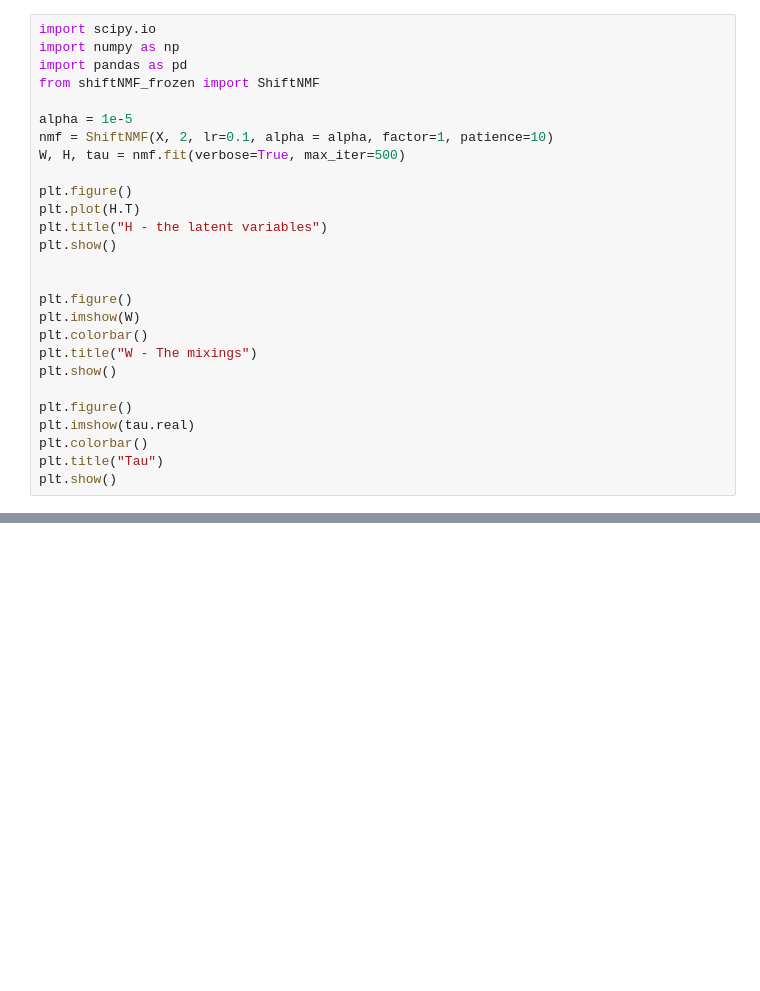
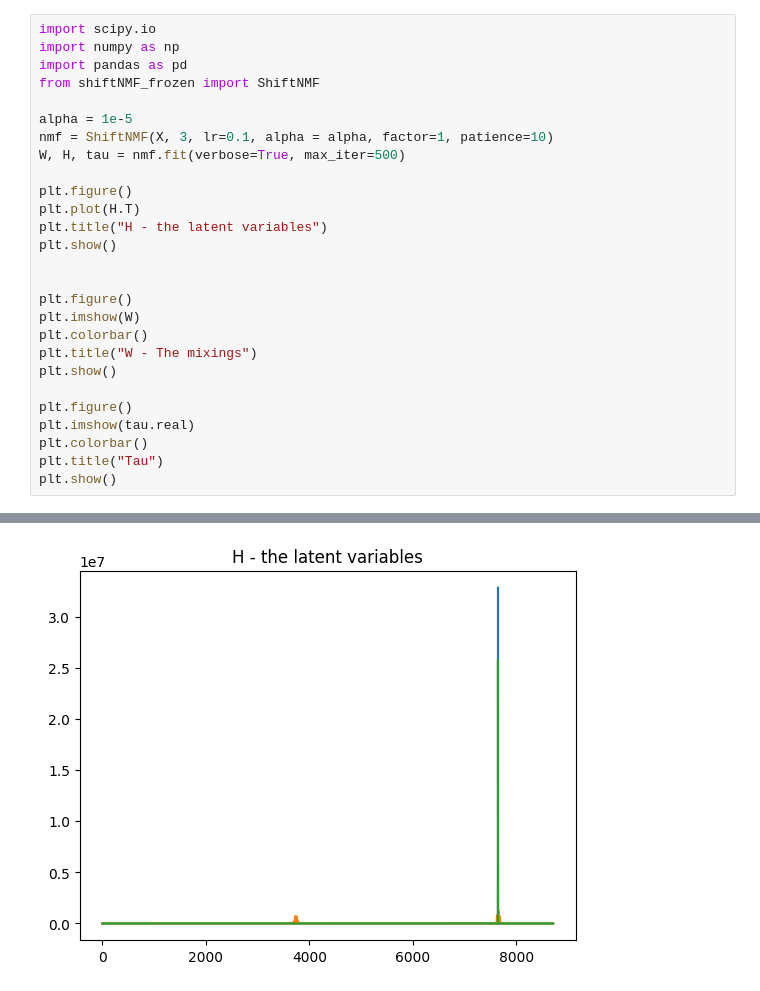
Before and after one commit to LucasEmcken/Bachelorprojekt, a Jupyter notebook: explore_wine.ipynb, the cells around one changed output, grey strips where cells are left out. Drawn from its saved outputs; the diff is of its cells as text; blank space fills up the shorter version.

```diff
--- a/explore_wine.ipynb
+++ b/explore_wine.ipynb
@@ -37,7 +49,7 @@ import pandas as pd
 from shiftNMF_frozen import ShiftNMF
 
 alpha = 1e-5
-nmf = ShiftNMF(X, 2, lr=0.1, alpha = alpha, factor=1, patience=10)
+nmf = ShiftNMF(X, 3, lr=0.1, alpha = alpha, factor=1, patience=10)
 W, H, tau = nmf.fit(verbose=True, max_iter=500)
 
 plt.figure()
@@ -61,0 +74 @@ epoch: 500, Loss: 0.019887394040402344, Tau: 163.07360301409912
+[figure, added]
```
Also changed, not shown: parts of 3 cells of this notebook.
